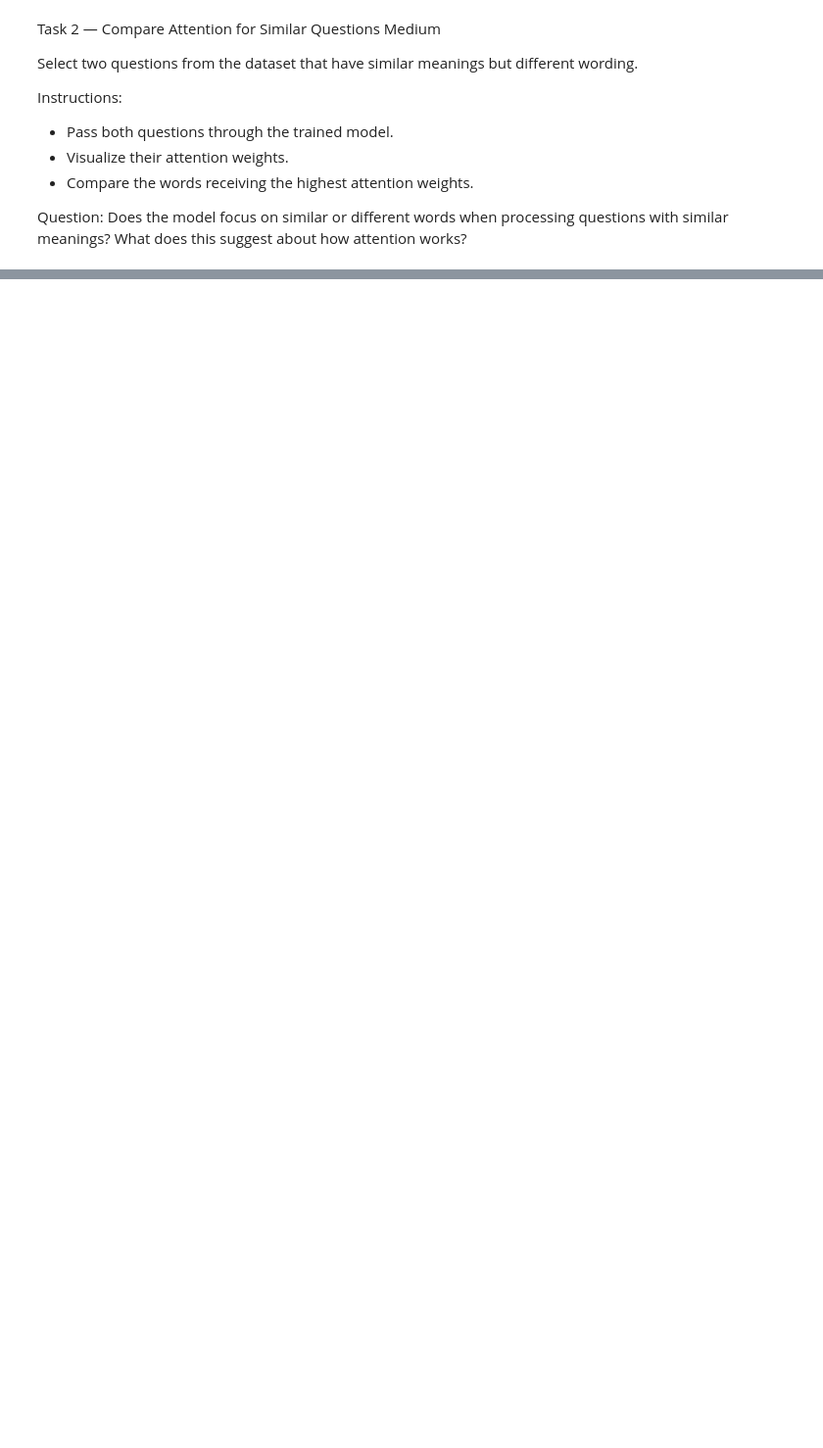
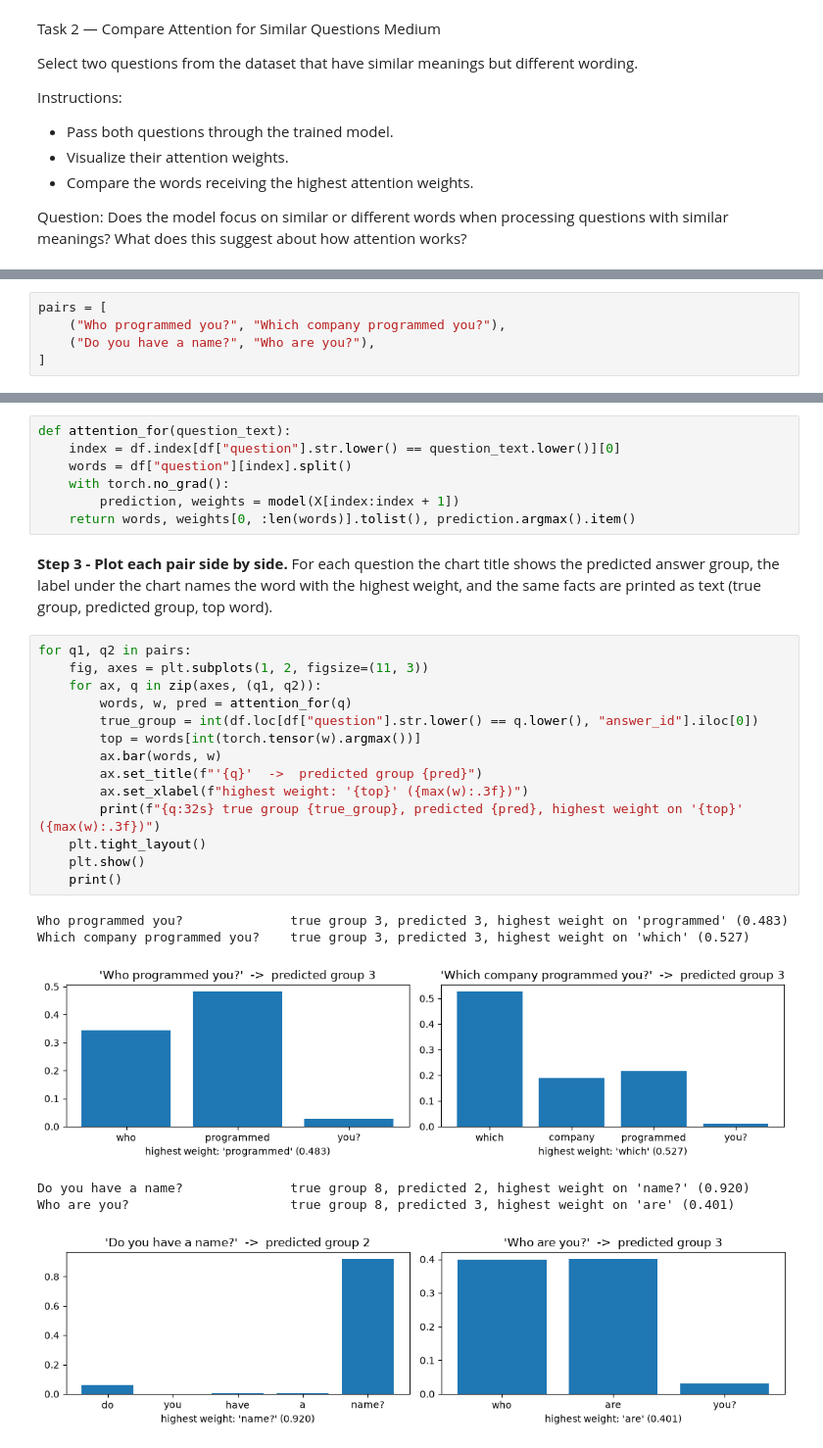
Before and after one commit to meshalbr/Natural-Language-Processing-9MA2-labs, a Jupyter notebook: lab11-attention-with-rnn/Lab11_Attention_with_RNN.ipynb, the cells around one changed output, grey strips where cells are left out. Shown at 98% size. Saved outputs shown, nothing was run; the diff lists cells and outputs as text; blank space fills up the shorter version.

```diff
--- a/lab11-attention-with-rnn/Lab11_Attention_with_RNN.ipynb
+++ b/lab11-attention-with-rnn/Lab11_Attention_with_RNN.ipynb
@@ -138,0 +196,5 @@ Question: Does the model focus on similar or different words when processing que
+# %%
+pairs = [
+    ("Who programmed you?", "Which company programmed you?"),
+    ("Do you have a name?", "Who are you?"),
+]
@@ -138,0 +203,30 @@ Question: Does the model focus on similar or different words when processing que
+# %%
+def attention_for(question_text):
+    index = df.index[df["question"].str.lower() == question_text.lower()][0]
+    words = df["question"][index].split()
+    with torch.no_grad():
+        prediction, weights = model(X[index:index + 1])
+    return words, weights[0, :len(words)].tolist(), prediction.argmax().item()
+# %% [markdown]
+**Step 3 - Plot each pair side by side.** For each question the chart title shows the predicted answer group, the label under the chart names the word with the highest weight, and the same facts are printed as text (true group, predicted group, top word).
+# %%
+for q1, q2 in pairs:
+    fig, axes = plt.subplots(1, 2, figsize=(11, 3))
+    for ax, q in zip(axes, (q1, q2)):
+        words, w, pred = attention_for(q)
+        true_group = int(df.loc[df["question"].str.lower() == q.lower(), "answer_id"].iloc[0])
+        top = words[int(torch.tensor(w).argmax())]
+        ax.bar(words, w)
+        ax.set_title(f"'{q}'  ->  predicted group {pred}")
+        ax.set_xlabel(f"highest weight: '{top}' ({max(w):.3f})")
+        print(f"{q:32s} true group {true_group}, predicted {pred}, highest weight on '{top}' ({max(w):.3f})")
+    plt.tight_layout()
+    plt.show()
+    print()
+# %% [output]
+Who programmed you?              true group 3, predicted 3, highest weight on 'programmed' (0.483)
+Which company programmed you?    true group 3, predicted 3, highest weight on 'which' (0.527)
+[figure, added]
+Do you have a name?              true group 8, predicted 2, highest weight on 'name?' (0.920)
+Who are you?                     true group 8, predicted 3, highest weight on 'are' (0.401)
+[figure, added]
```
Also changed, not shown: parts of 13 cells of this notebook, 22 other files.
